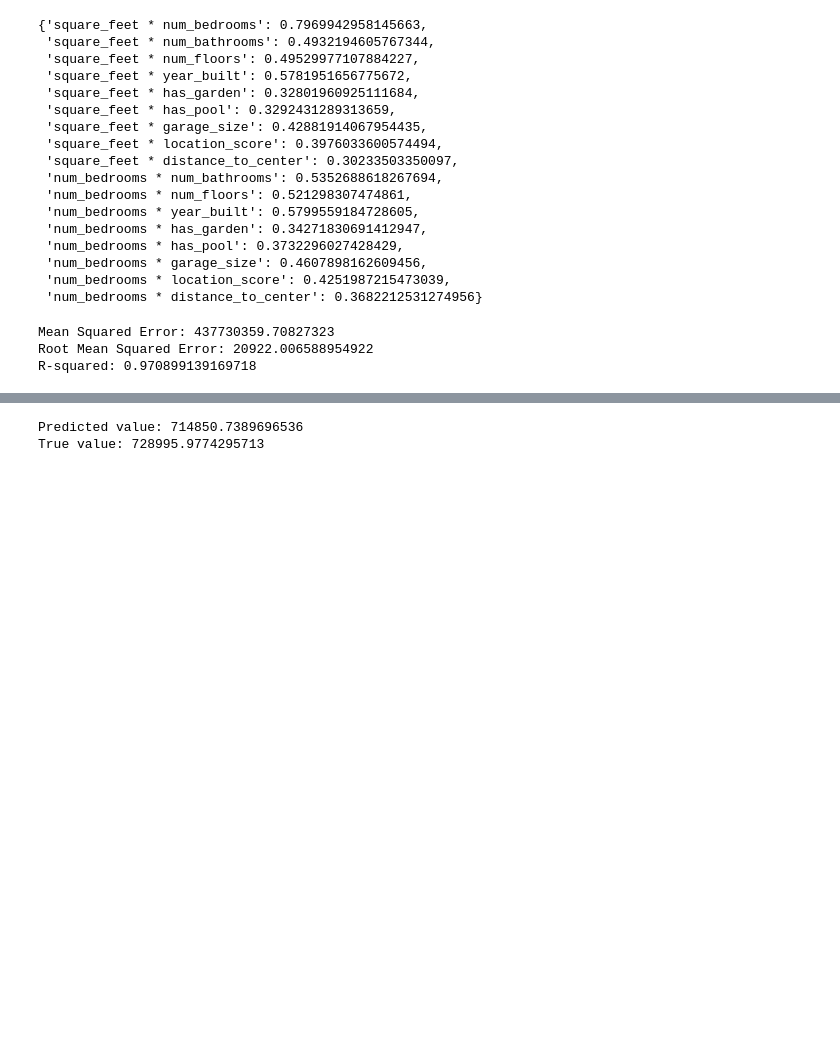
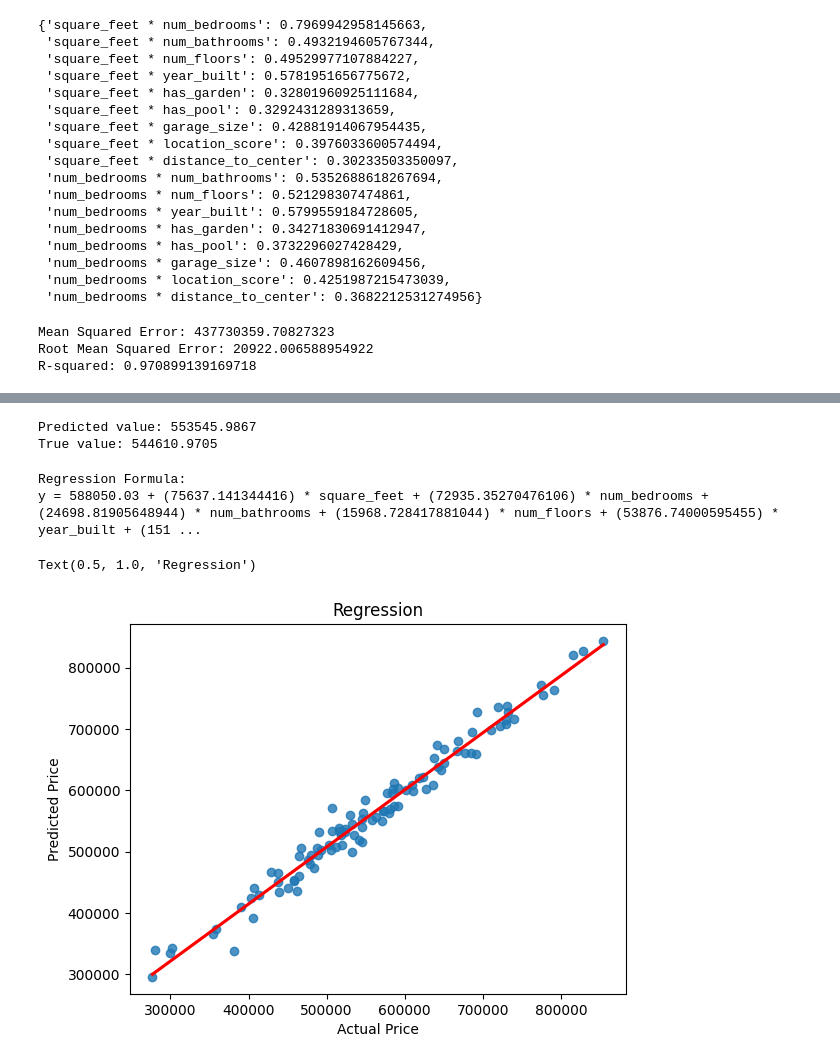
Before and after one commit to Ruben-Boeckx/Linear-Regression, a Jupyter notebook: Linear_regression.ipynb, the cells around one changed output, grey strips where cells are left out. Saved outputs shown, nothing was run; the diff lists cells and outputs as text; code cells hidden in the pictures; blank space fills up the shorter version.

Commit message:
Regression

```diff
--- a/Linear_regression.ipynb
+++ b/Linear_regression.ipynb
@@ -140,15 +153,34 @@ vif_data
 X_test_scaled_df = pd.DataFrame(X_test_scaled, columns=X.columns)
 X_test_scaled_df.index = X_test.index
 
-record = X_test_scaled_df.iloc[20]
+record = X_test_scaled_df.iloc[21]
 
 y_pred = regressor.predict(record.values.reshape(1, -1))
 
 true_index = record.name
 true_value = y_test.loc[true_index]
 
-print(f"Predicted value: {y_pred[0]}")
-print(f"True value: {true_value}")
+print(f"Predicted value: {y_pred[0]:.4f}")
+print(f"True value: {true_value:.4f}")
 # %% [output]
-Predicted value: 714850.7389696536
-True value: 728995.9774295713
+Predicted value: 553545.9867
+True value: 544610.9705
+# %%
+formula = f"y = {intercept_reg:.2f}"
+
+for feature, coef in zip(coefficients["Feature"], coefficients["Coefficient"]):
+    formula += f" + ({coef}) * {feature}"
+
+print("Regression Formula:")
+print(formula)
+# %% [output]
+Regression Formula:
+y = 588050.03 + (75637.141344416) * square_feet + (72935.35270476106) * num_bedrooms + (24698.81905648944) * num_bathrooms + (15968.728417881044) * num_floors + (53876.74000595455) * year_built + (151 ...
+# %%
+sns.regplot(x=y_test, y=y_pred, line_kws={'color': 'red'}, ci=None)
+plt.xlabel("Actual Price")
+plt.ylabel("Predicted Price")
+plt.title("Regression")
+# %% [output]
+Text(0.5, 1.0, 'Regression')
+[figure, added]
```
Also changed, not shown: parts of 6 cells of this notebook.
